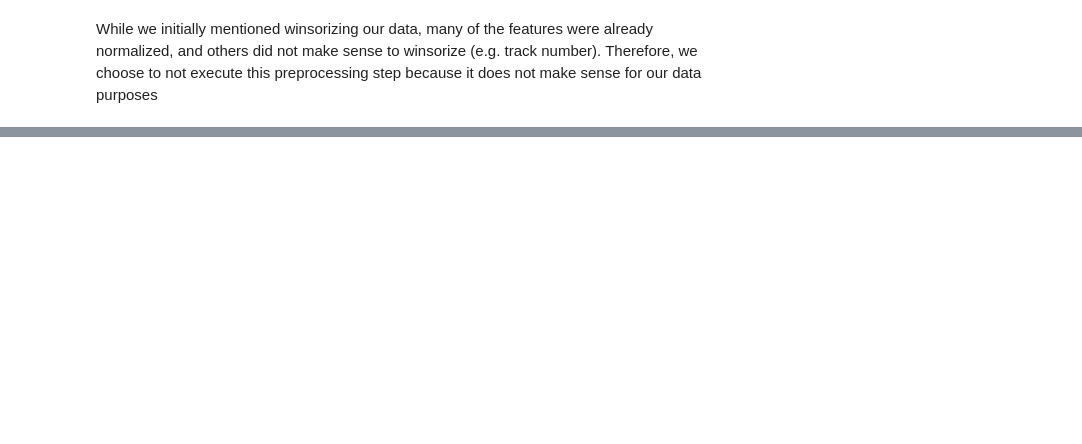
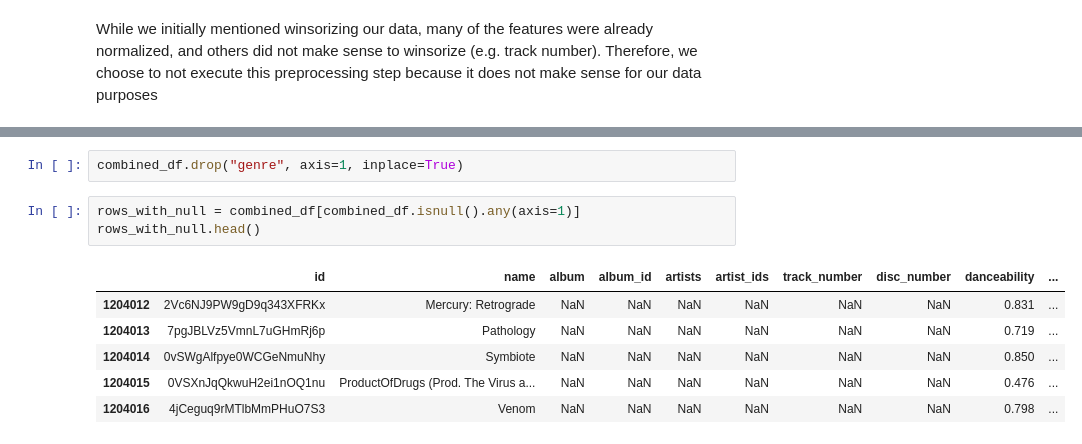
Before and after one commit to icpedroza/namis-minions, a Jupyter notebook: preprocessing.ipynb, the cells around one changed output, grey strips where cells are left out. Cells and saved outputs as stored; diff of their text form; blank space fills up the shorter version.

```diff
--- a/preprocessing.ipynb
+++ b/preprocessing.ipynb
@@ -226,0 +367,12 @@ While we initially mentioned winsorizing our data, many of the features were alr
+# %%
+combined_df.drop("genre", axis=1, inplace=True)
+# %%
+rows_with_null = combined_df[combined_df.isnull().any(axis=1)]
+rows_with_null.head()
+# %% [output]
+|  | id | name | album | album_id | artists | artist_ids | track_number | disc_number | danceability | ... |
+| 1204012 | 2Vc6NJ9PW9gD9q343XFRKx | Mercury: Retrograde | NaN | NaN | NaN | NaN | NaN | NaN | 0.831 | ... |
+| 1204013 | 7pgJBLVz5VmnL7uGHmRj6p | Pathology | NaN | NaN | NaN | NaN | NaN | NaN | 0.719 | ... |
+| 1204014 | 0vSWgAlfpye0WCGeNmuNhy | Symbiote | NaN | NaN | NaN | NaN | NaN | NaN | 0.850 | ... |
+| 1204015 | 0VSXnJqQkwuH2ei1nOQ1nu | ProductOfDrugs (Prod. The Virus a... | NaN | NaN | NaN | NaN | NaN | NaN | 0.476 | ... |
+| 1204016 | 4jCeguq9rMTlbMmPHuO7S3 | Venom | NaN | NaN | NaN | NaN | NaN | NaN | 0.798 | ... |
```
Also changed, not shown: parts of 36 cells of this notebook, 1 other file.
